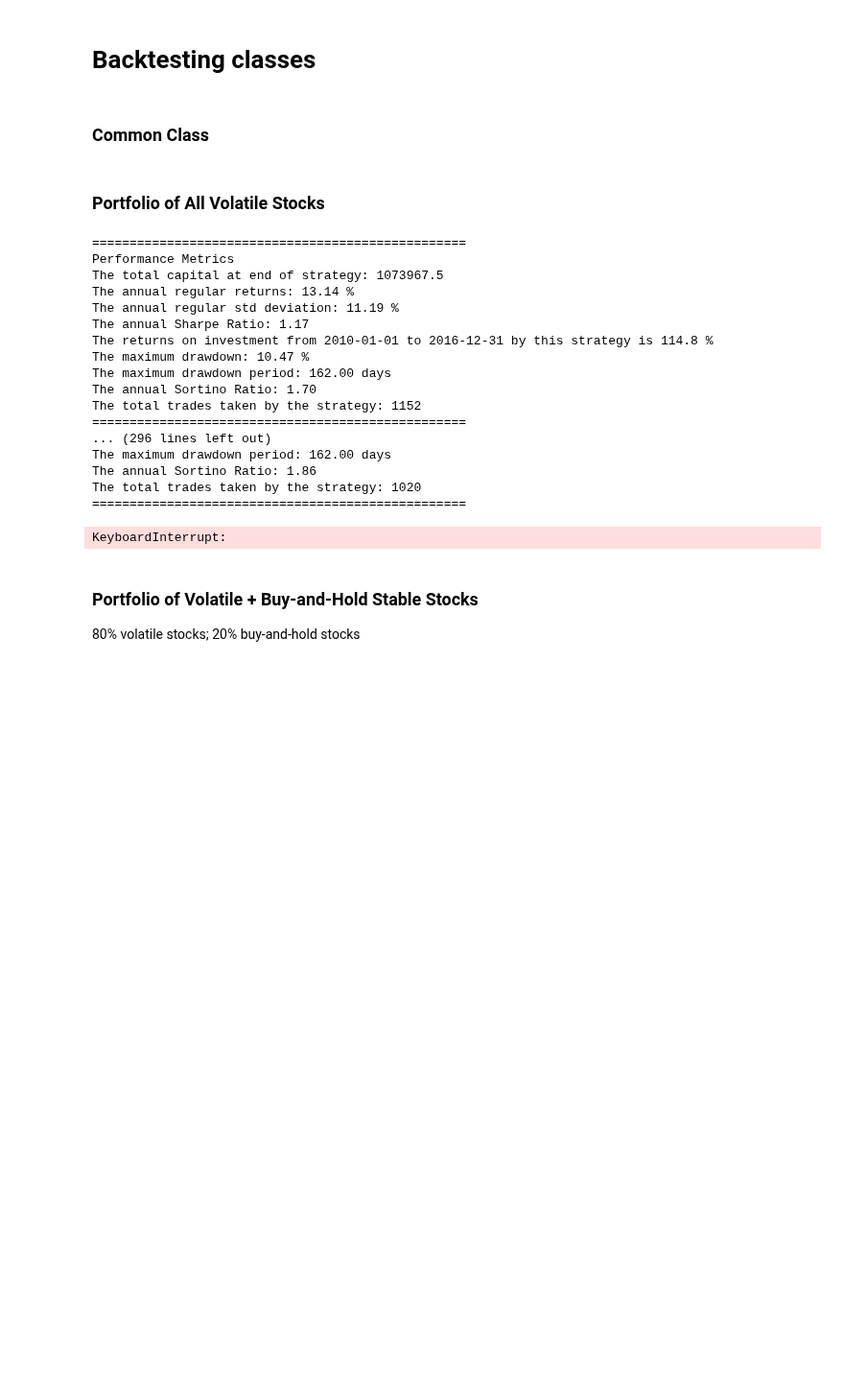
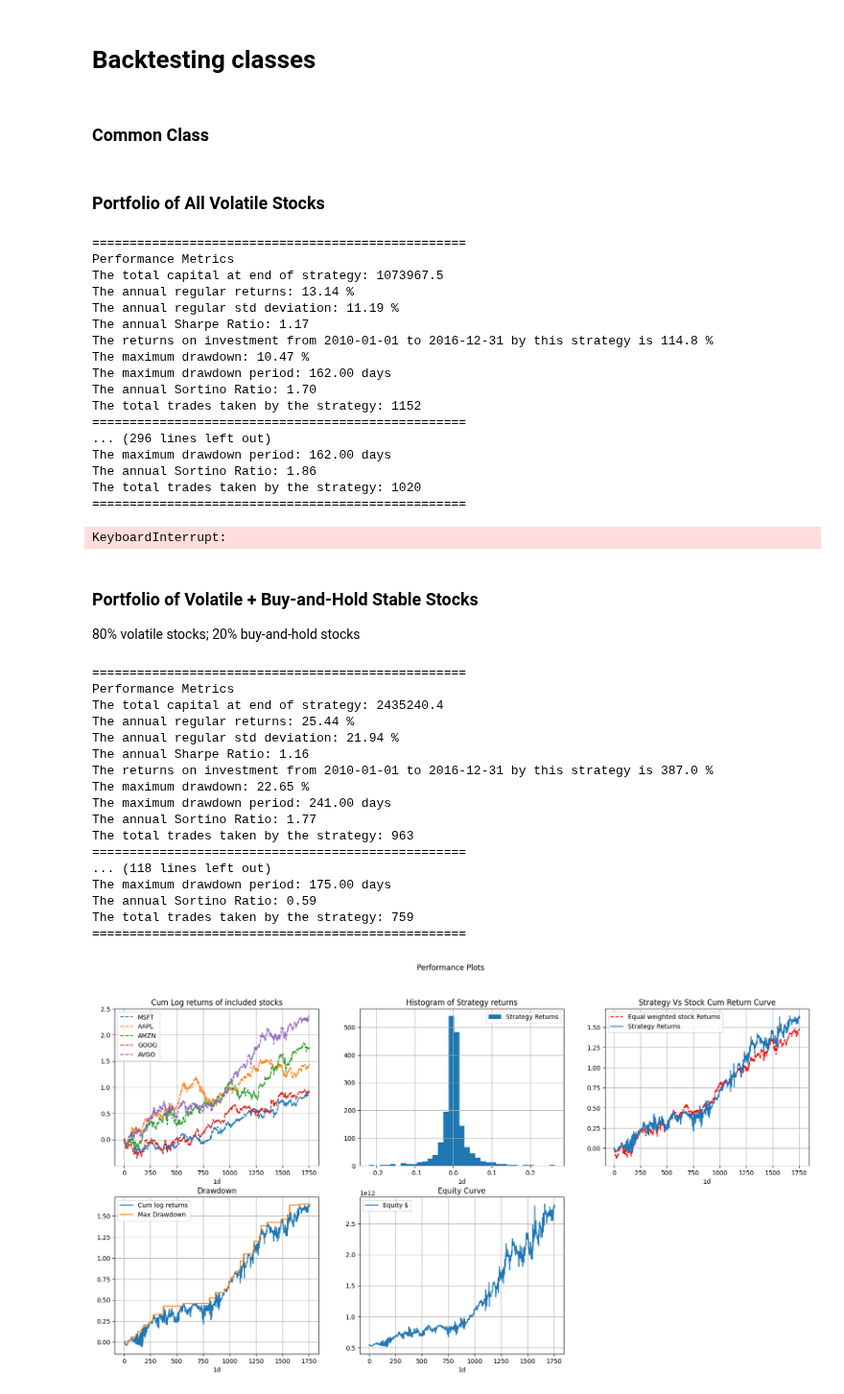
Before and after one commit to pehper/IS4226, a Jupyter notebook: final_strategy.ipynb, the cells around one changed output. Shown at 96% size. Cells and saved outputs as stored; diff of their text form; code cells hidden in the pictures; blank space fills up the shorter version.

Commit message:
final randomised search

```diff
--- a/final_strategy.ipynb
+++ b/final_strategy.ipynb
@@ -708,20 +708,6 @@ class All_volatile(Common_Class):
 
   #       return best_params
 
-# if __name__ == "__main__":
-#     inital_capital = 500000
-#     training_start = "2010-01-01"
-#     training_end = "2016-12-31"
-#     testing_start = "2017-01-01"
-#     testing_end = "2019-12-31"
-#     #stocks = ['MSFT', 'AAPL', 'TSLA', 'DELL', 'GOOG']
-#     trading_stocks = ['MSFT', 'AAPL', 'AMZN', 'GOOG', 'AVGO']
-#     hodl_stocks = []
-#     A = All_volatile(trading_stocks, [], training_start, training_end, "1d", inital_capital, 0.00, False)
-#     A.run_strategy(200, 20, 1.5, 14, 3, 3)
-#     A.performance()
-#     A.performance_plots()
-
 if __name__ == "__main__":
     initial_capital = 500000
     training_start = "2010-01-01"
@@ -746,9 +732,9 @@ if __name__ == "__main__":
     }
 
     # Perform randomized CV search to find the optimal parameter set
-    best_params = A.randomized_cv_search(param_grid, n_iter=50)
+    best_params = A.randomized_cv_search(param_grid, n_iter=20)
 
-    # # Initially perform random search to find the best parameters
+    # # Perform grid search to find the optimal parameter set
     # best_params = A.grid_search(param_grid)
 
     # Run the strategy with the best parameters found
@@ -1047,16 +1033,7 @@ class All_volatile_with_hodl(Common_Class):
   #     return best_params
 
   def randomized_cv_search(self, param_grid, n_iter=10):
-        """
-        Randomized CV search for parameter tuning.
 
-        Args:
-            param_grid (dict): Dictionary containing parameter ranges.
-            n_iter (int): Number of random parameter combinations to try.
-
-        Returns:
-            dict: Best parameter set found and corresponding score.
-        """
         best_score = -np.inf
         best_params = {}
 
@@ -1092,18 +1069,7 @@ class All_volatile_with_hodl(Common_Class):
         print(f"Best Parameters from Randomized CV: {best_params}")
         print(f"Best Total Return from Randomized CV: {best_score}")
 
-# if __name__ == "__main__":
-#     inital_capital = 500000
-#     training_start = "2010-01-01"
-#     training_end = "2016-12-31"
-#     testing_start = "2017-01-01"
-#     testing_end = "2019-12-31"
-#     trading_stocks = ['MSFT', 'AAPL', 'AMZN', 'GOOG']
-#     hodl_stocks = ['AVGO']
-#     A = All_volatile_with_hodl(trading_stocks, hodl_stocks, training_start, training_end, "1d", inital_capital, 0.00, False)
-#     A.run_strategy(200, 20, 1.5, 14, 3, 3)
-#     A.performance()
-#     A.performance_plots()
+        return best_params
 
 if __name__ == "__main__":
     initial_capital = 500000
@@ -1120,32 +1086,51 @@ if __name__ == "__main__":
     # Define the parameter grid for grid search
     param_grid = {
       'ema_window': [100, 150, 200],
       'bb_window': [15, 20, 25],
       'bb_dev': [1, 1.5, 2, 3],
       'atr_window': [10, 14, 20],
       'sl_multiplier': [1, 2, 3],
       'tp_multiplier': [1, 2, 3]
     }
 
     # # Perform grid search
     # best_params = A.grid_search(param_grid)
 
     # Perform randomized CV search to find the optimal parameter set
-    best_params = A.randomized_cv_search(param_grid, n_iter=50)
+    best_params = A.randomized_cv_search(param_grid, n_iter=20)
 
-    # Optionally, you can run the strategy with the best parameters found
+    # Run the strategy with the best parameters found
     A.run_strategy(
         best_params['ema_window'],
         best_params['bb_window'],
         best_params['bb_dev'],
         best_params['atr_window'],
         best_params['sl_multiplier'],
         best_params['tp_multiplier']
     )
 
     # Evaluate performance with the best parameters
     A.performance()
     A.performance_plots()
 
   #UnboundLocalError: local variable 'bar' referenced before assignment
   # If duration of test or difference between start date aand end date is less than MA
+# %% [output]
+==================================================
+Performance Metrics
+The total capital at end of strategy: 2435240.4
+The annual regular returns: 25.44 %
+The annual regular std deviation: 21.94 %
+The annual Sharpe Ratio: 1.16
+The returns on investment from 2010-01-01 to 2016-12-31 by this strategy is 387.0 %
+The maximum drawdown: 22.65 %
+The maximum drawdown period: 241.00 days
+The annual Sortino Ratio: 1.77
+The total trades taken by the strategy: 963
+==================================================
+... (118 lines left out)
+The maximum drawdown period: 175.00 days
+The annual Sortino Ratio: 0.59
+The total trades taken by the strategy: 759
+==================================================
+[figure, added]
```
